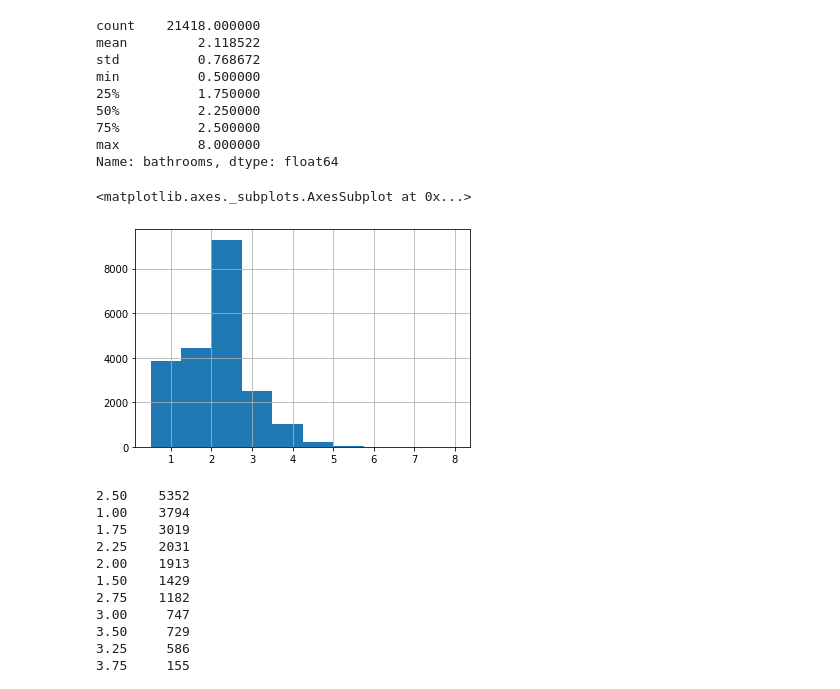
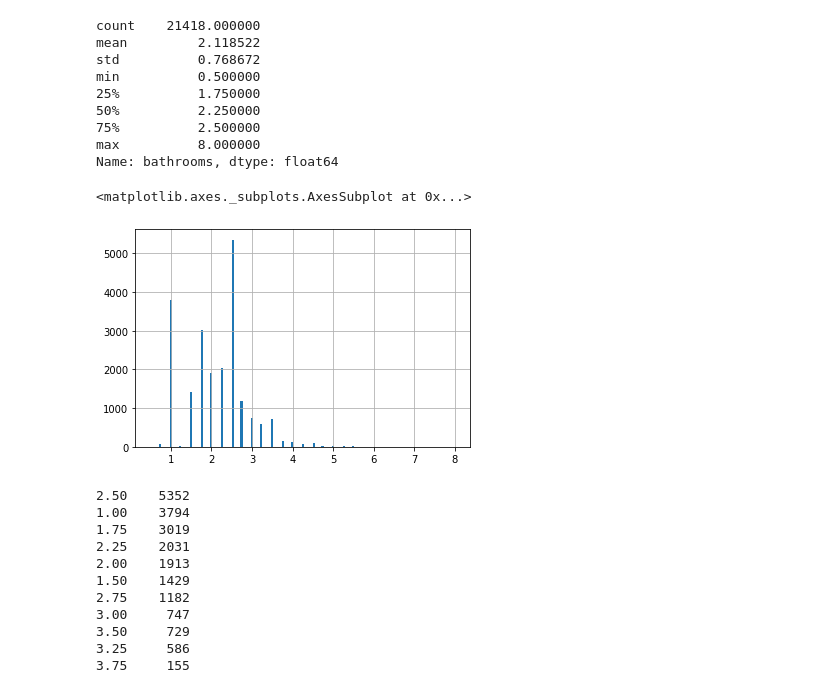
Before and after one commit to merb92/multivariate-linear-regression----housing-prices, a Jupyter notebook: EDA.ipynb, the cells around one changed output. Saved outputs shown, nothing was run; the diff lists cells and outputs as text; code cells hidden in the pictures.

```diff
--- a/EDA.ipynb
+++ b/EDA.ipynb
@@ -575,10 +580,10 @@ min          0.500000
 max          8.000000
 Name: bathrooms, dtype: float64
 # %%
-df_clean.bathrooms.hist()
+df_clean.bathrooms.hist(bins='auto')
 # %% [output]
 <matplotlib.axes._subplots.AxesSubplot at 0x...>
-[figure, old version]
+[figure, new version]
 # %%
 df_clean.bathrooms.value_counts()
 # %% [output]
```
Also changed, not shown: parts of 75 cells of this notebook, 4 other files.
